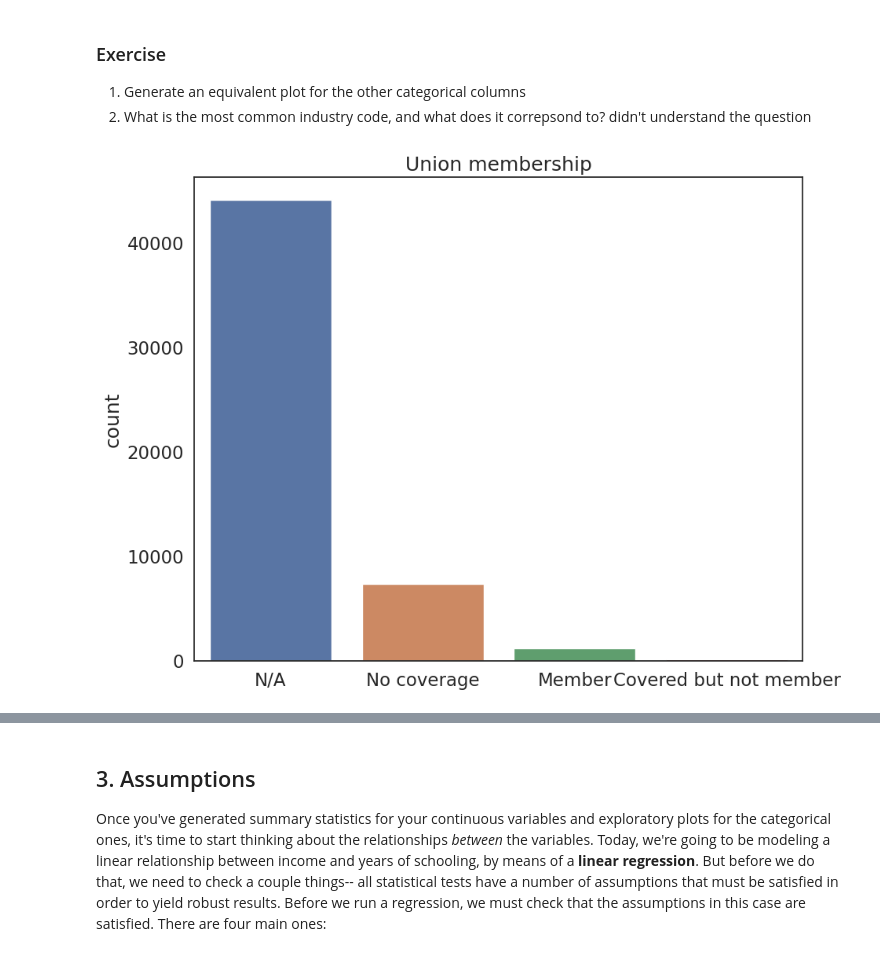
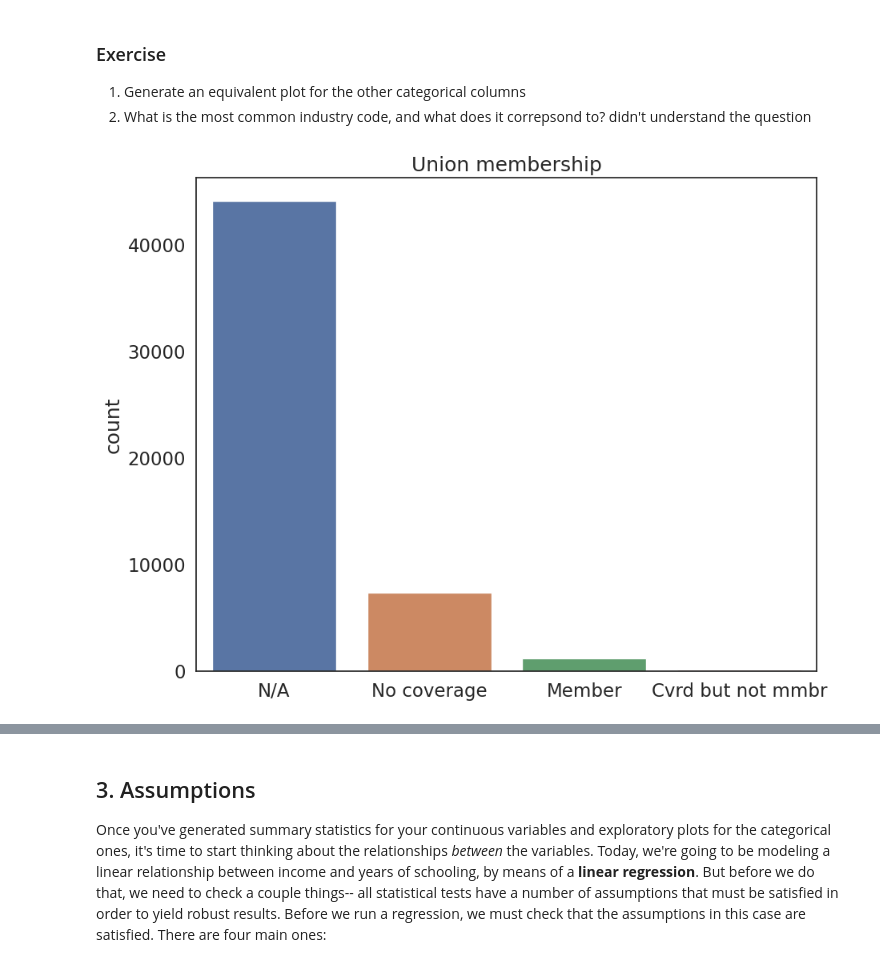
Before and after one commit to sofiya-sh/QM2, a Jupyter notebook: notebooks/W08. Linear Regression.ipynb, the cells around one changed output, grey strips where cells are left out. Cells and saved outputs as stored; diff of their text form; code cells hidden in the pictures.

```diff
--- a/notebooks/W08. Linear Regression.ipynb
+++ b/notebooks/W08. Linear Regression.ipynb
@@ -171,9 +173,9 @@ plt.show() # show the plot
 # %%
 sns.countplot(data=reg_df, x='union') # plot the union variable
 
 plt.title('Union membership') # add a title
 plt.xlabel('') # remove the x axis label
-plt.xticks(ticks=[0,1,2,3],labels=['N/A', 'No coverage','Member','Covered but not member']) # replace the x axis labels with more descriptive labels
+plt.xticks(ticks=[0,1,2,3],labels=['N/A', 'No coverage','Member','Cvrd but not mmbr']) # replace the x axis labels with more descriptive labels
 plt.show() # show the plot
 # %% [output]
-[figure, old version]
+[figure, new version]
```
Also changed, not shown: parts of 3 cells of this notebook.
